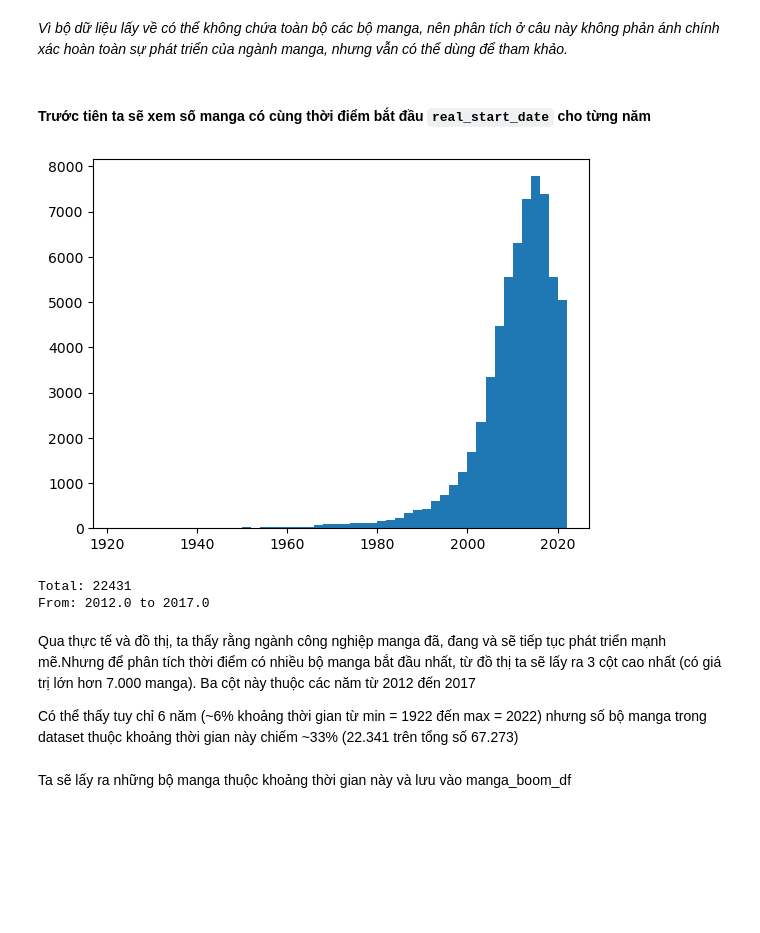
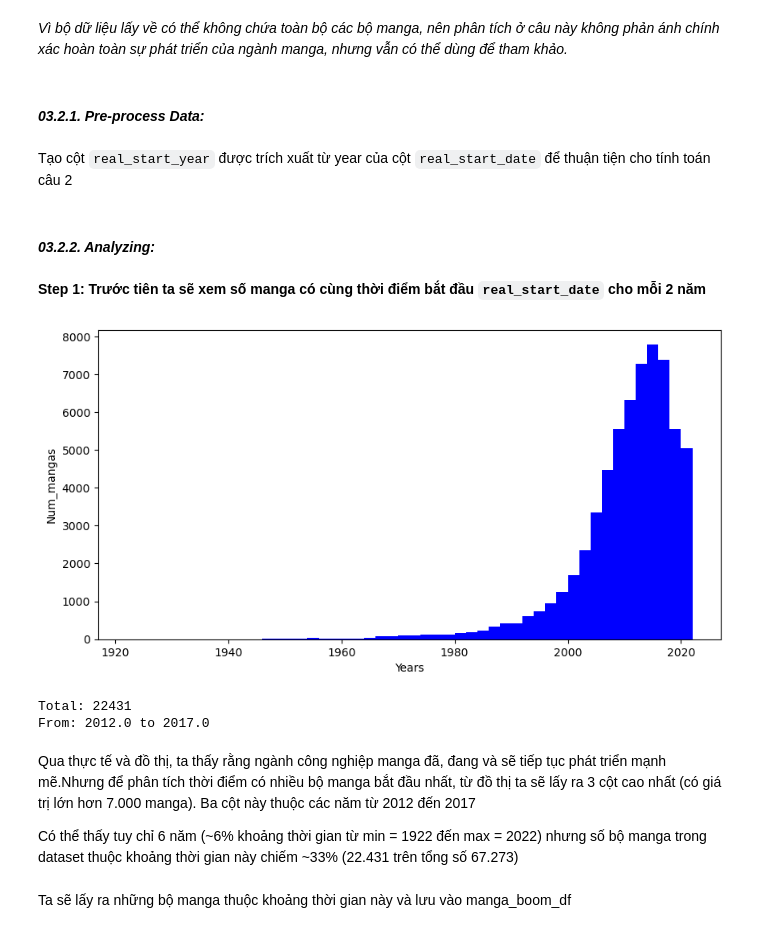
Before and after one commit to lengoctuong/Prj-Manga-Dataset_Programming4DS, a Jupyter notebook: 03_Asking-Questions-and-Analyzing.ipynb, the cells around one changed output. Saved outputs shown, nothing was run; the diff lists cells and outputs as text; code cells hidden in the pictures; blank space fills up the shorter version.

```diff
--- a/03_Asking-Questions-and-Analyzing.ipynb
+++ b/03_Asking-Questions-and-Analyzing.ipynb
@@ -388,11 +388,21 @@ manga_df.to_csv('./Data/new_manga.csv', index=False)
 ### **_03.2. Câu hỏi 02: Thởi điểm bùng nổ manga_**
 # %% [markdown]
 _Vì bộ dữ liệu lấy về có thể không chứa toàn bộ các bộ manga, nên phân tích ở câu này không phản ánh chính xác hoàn toàn sự phát triển của ngành manga, nhưng vẫn có thể dùng để tham khảo._
+# %% [markdown]
+#### **_03.2.1. Pre-process Data:_**
+# %% [markdown]
+Tạo cột `real_start_year` được trích xuất từ year của cột `real_start_date` để thuận tiện cho tính toán câu 2
+# %%
+manga_df['real_start_year'] = pd.DatetimeIndex(manga_df['real_start_date']).year
+# %% [markdown]
+#### **_03.2.2. Analyzing:_**
 # %% [markdown]
-#### Trước tiên ta sẽ xem số manga có cùng thời điểm bắt đầu `real_start_date` cho từng năm
+**Step 1: Trước tiên ta sẽ xem số manga có cùng thời điểm bắt đầu `real_start_date` cho mỗi 2 năm**
 # %%
-year_fig, year_ax = plt.subplots()
-year_hist = year_ax.hist(pd.DatetimeIndex(manga_df['real_start_date']).year, bins=50)
+num_manga_fig, num_manga_ax = plt.subplots(figsize=(10, 5))
+num_manga_ax.set_xlabel('Years')
+num_manga_ax.set_ylabel('Num_mangas')
+num_manga_hist = num_manga_ax.hist(manga_df['real_start_year'], bins=50, color='b')
 # %% [output]
-[figure, old version]
+[figure, new version]
 # %%
@@ -404,7 +414,7 @@ From: 2012.0 to 2017.0
 # %% [markdown]
 Qua thực tế và đồ thị, ta thấy rằng ngành công nghiệp manga đã, đang và sẽ tiếp tục phát triển mạnh mẽ.Nhưng để phân tích thời điểm có nhiều bộ manga bắt đầu nhất, từ đồ thị ta sẽ lấy ra 3 cột cao nhất (có giá trị lớn hơn 7.000 manga). Ba cột này thuộc các năm từ 2012 đến 2017
 
-Có thể thấy tuy chỉ 6 năm (~6% khoảng thời gian từ min = 1922 đến max = 2022) nhưng số bộ manga trong dataset thuộc khoảng thời gian này chiếm ~33% (22.341 trên tổng số 67.273)
+Có thể thấy tuy chỉ 6 năm (~6% khoảng thời gian từ min = 1922 đến max = 2022) nhưng số bộ manga trong dataset thuộc khoảng thời gian này chiếm ~33% (22.431 trên tổng số 67.273)
 # %% [markdown]
 Ta sẽ lấy ra những bộ manga thuộc khoảng thời gian này và lưu vào manga_boom_df
 # %%
```
Also changed, not shown: parts of 15 cells of this notebook.
